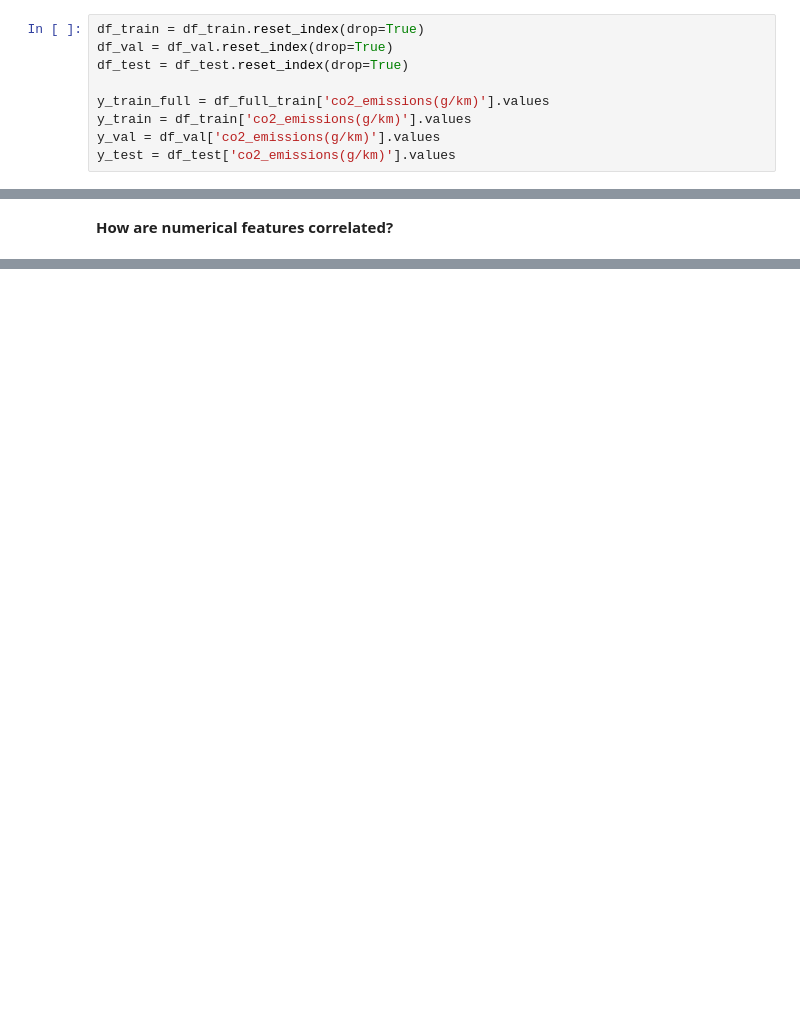
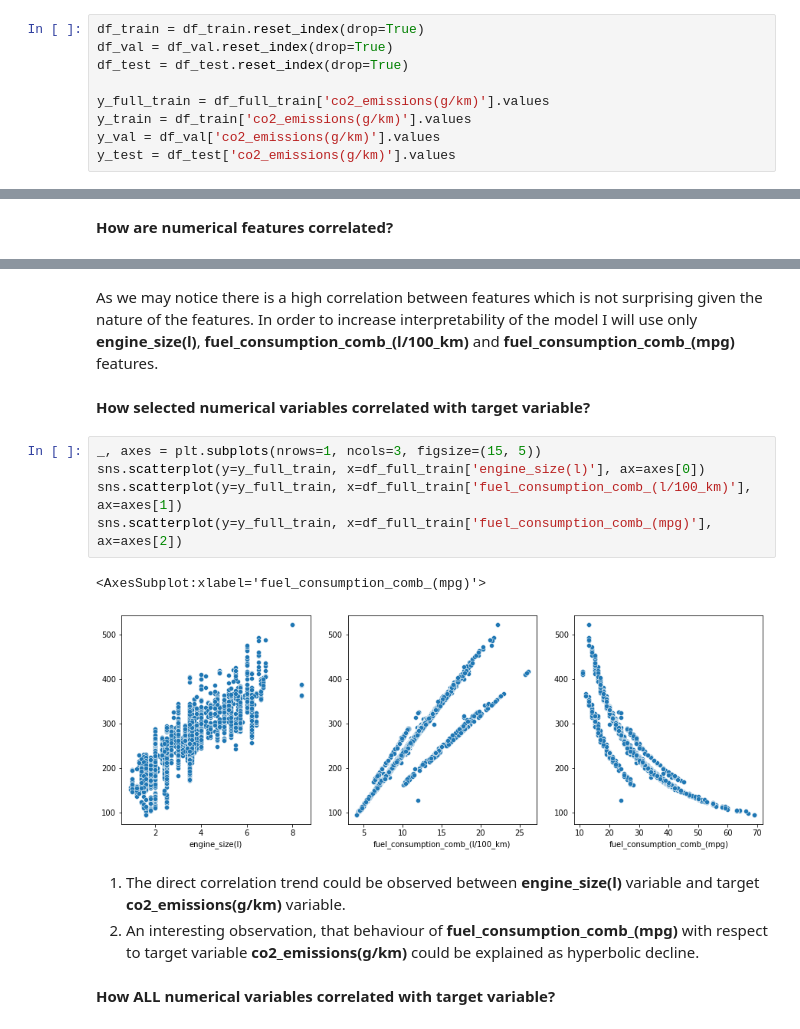
Before and after one commit to DZorikhin/co2_emissions, a Jupyter notebook: notebook.ipynb, the cells around one changed output, grey strips where cells are left out. Cells and saved outputs as stored; diff of their text form; blank space fills up the shorter version.

Commit message:
add numerical features eda

```diff
--- a/notebook.ipynb
+++ b/notebook.ipynb
@@ -82,7 +92,7 @@ df_train = df_train.reset_index(drop=True)
 df_val = df_val.reset_index(drop=True)
 df_test = df_test.reset_index(drop=True)
 
-y_train_full = df_full_train['co2_emissions(g/km)'].values
+y_full_train = df_full_train['co2_emissions(g/km)'].values
 y_train = df_train['co2_emissions(g/km)'].values
 y_val = df_val['co2_emissions(g/km)'].values
 y_test = df_test['co2_emissions(g/km)'].values
@@ -151,0 +166,17 @@ sns.heatmap(df_full_train[numerical].corr(), linewidths=0.1, vmax=1.0,
+# %% [markdown]
+As we may notice there is a high correlation between features which is not surprising given the nature of the features. In order to increase interpretability of the model I will use only **engine_size(l)**, **fuel_consumption_comb_(l/100_km)** and **fuel_consumption_comb_(mpg)** features.
+# %% [markdown]
+**How selected numerical variables correlated with target variable?**
+# %%
+_, axes = plt.subplots(nrows=1, ncols=3, figsize=(15, 5))
+sns.scatterplot(y=y_full_train, x=df_full_train['engine_size(l)'], ax=axes[0])
+sns.scatterplot(y=y_full_train, x=df_full_train['fuel_consumption_comb_(l/100_km)'], ax=axes[1])
+sns.scatterplot(y=y_full_train, x=df_full_train['fuel_consumption_comb_(mpg)'], ax=axes[2])
+# %% [output]
+<AxesSubplot:xlabel='fuel_consumption_comb_(mpg)'>
+[figure, added]
+# %% [markdown]
+1. The direct correlation trend could be observed between **engine_size(l)** variable and target **co2_emissions(g/km)** variable.
+2. An interesting observation, that behaviour of **fuel_consumption_comb_(mpg)** with respect to target variable **co2_emissions(g/km)** could be explained as hyperbolic decline.
+# %% [markdown]
+**How ALL numerical variables correlated with target variable?**
```
Also changed, not shown: parts of 16 cells of this notebook.
